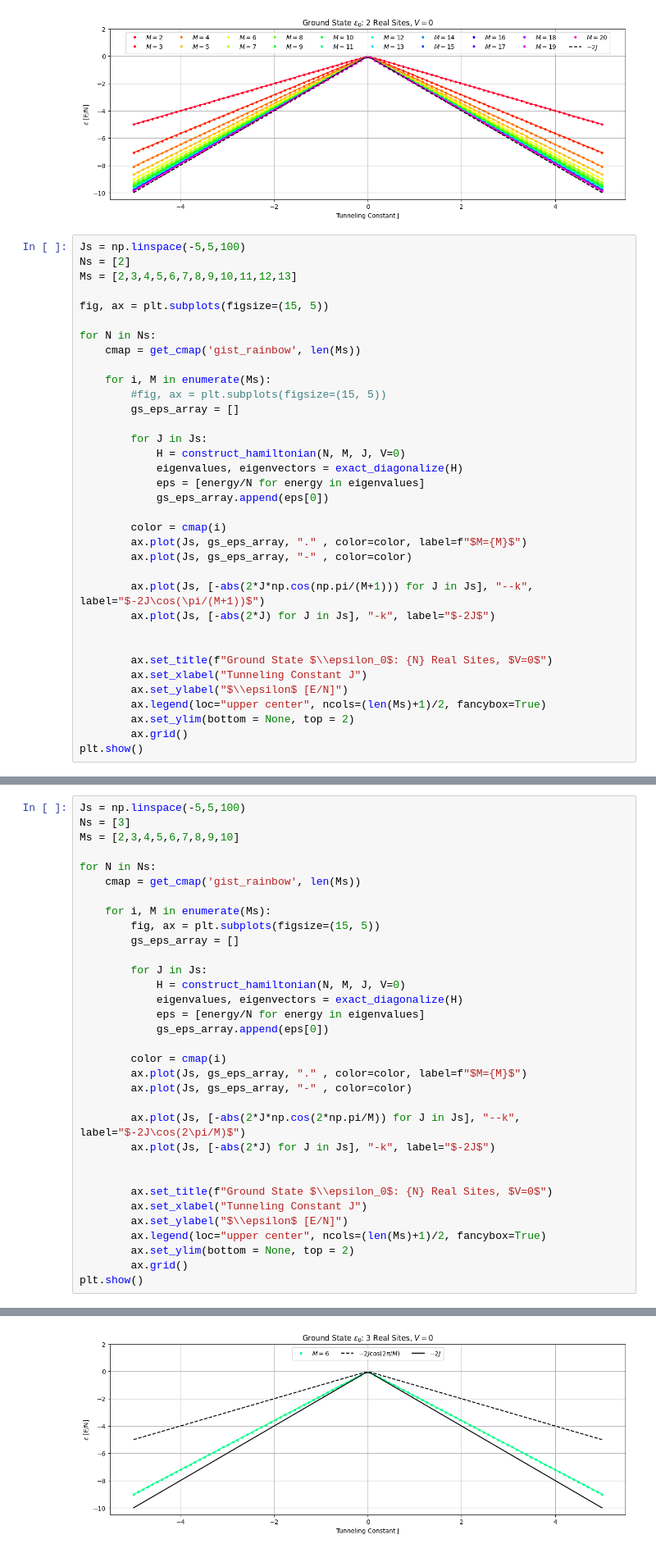
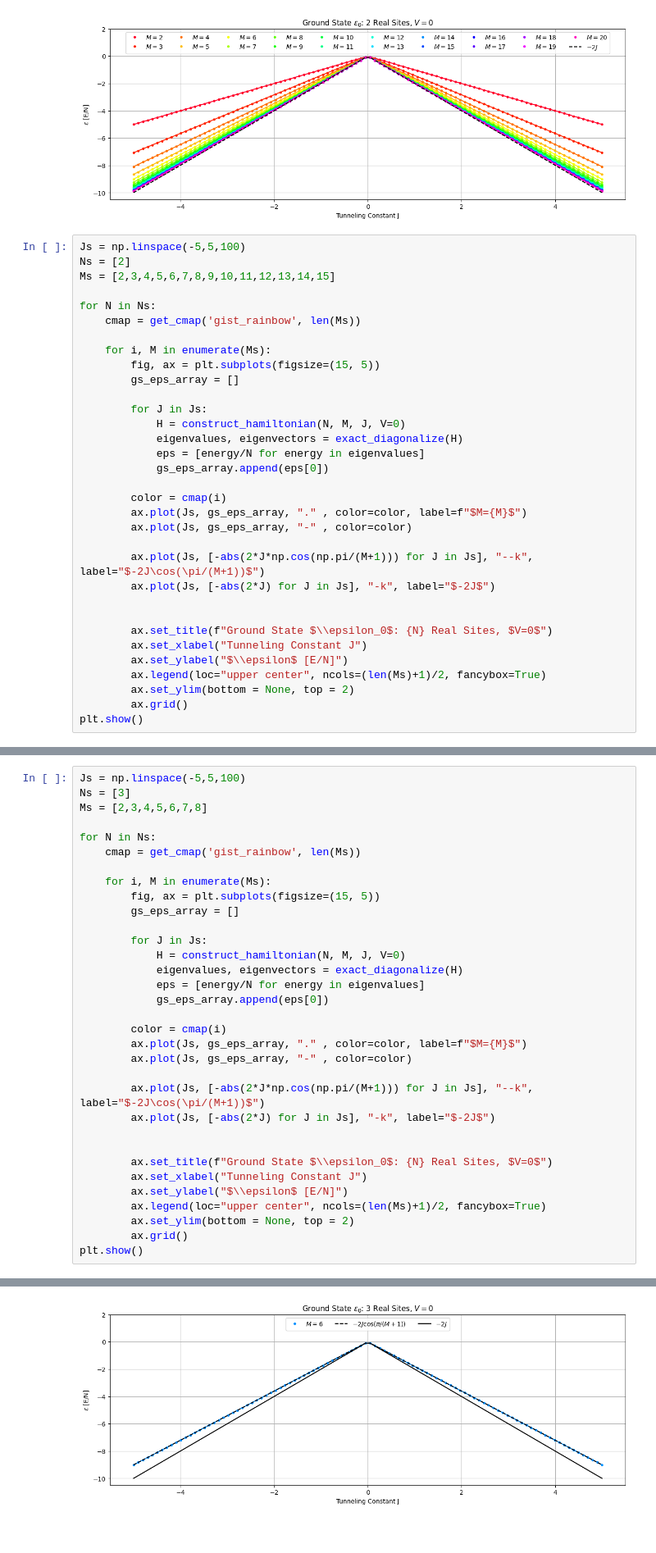
Before and after one commit to jwdesroches/synthetic_dimensions, a Jupyter notebook: model_verification/investigating_zero_V.ipynb, the cells around one changed output, grey strips where cells are left out. Shown at 82% size. Saved outputs shown, nothing was run; the diff lists cells and outputs as text.

```diff
--- a/model_verification/investigating_zero_V.ipynb
+++ b/model_verification/investigating_zero_V.ipynb
@@ -42,15 +42,13 @@ plt.show()
 # %%
 Js = np.linspace(-5,5,100)
 Ns = [2]
-Ms = [2,3,4,5,6,7,8,9,10,11,12,13]
-
-fig, ax = plt.subplots(figsize=(15, 5))
+Ms = [2,3,4,5,6,7,8,9,10,11,12,13,14,15]
 
 for N in Ns:
     cmap = get_cmap('gist_rainbow', len(Ms))
 
     for i, M in enumerate(Ms):
-        #fig, ax = plt.subplots(figsize=(15, 5))
+        fig, ax = plt.subplots(figsize=(15, 5))
         gs_eps_array = []
 
         for J in Js:
@@ -90,7 +90,7 @@ plt.show()
 # %%
 Js = np.linspace(-5,5,100)
 Ns = [3]
-Ms = [2,3,4,5,6,7,8,9,10]
+Ms = [2,3,4,5,6,7,8]
 
 for N in Ns:
     cmap = get_cmap('gist_rainbow', len(Ms))
@@ -109,7 +109,7 @@ for N in Ns:
         ax.plot(Js, gs_eps_array, "." , color=color, label=f"$M={M}$")
         ax.plot(Js, gs_eps_array, "-" , color=color)
 
-        ax.plot(Js, [-abs(2*J*np.cos(2*np.pi/M)) for J in Js], "--k", label="$-2J\cos(2\pi/M)$")
+        ax.plot(Js, [-abs(2*J*np.cos(np.pi/(M+1))) for J in Js], "--k", label="$-2J\cos(\pi/(M+1))$")
         ax.plot(Js, [-abs(2*J) for J in Js], "-k", label="$-2J$")
 
 
@@ -128 +128 @@ plt.show()
-[figure, old version]
+[figure, new version]
```
Also changed, not shown: parts of 3 cells of this notebook, 7 other files.
